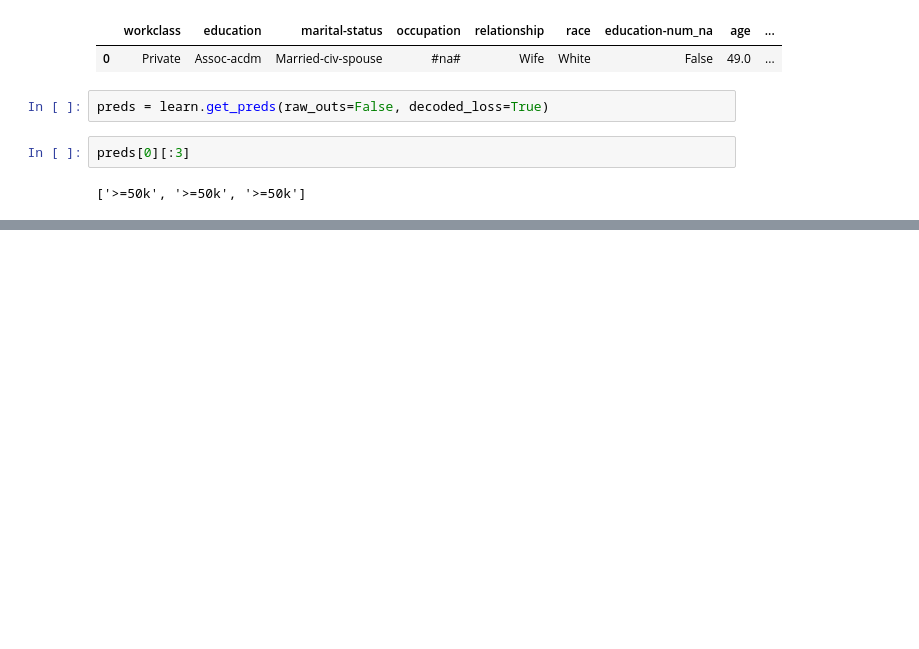
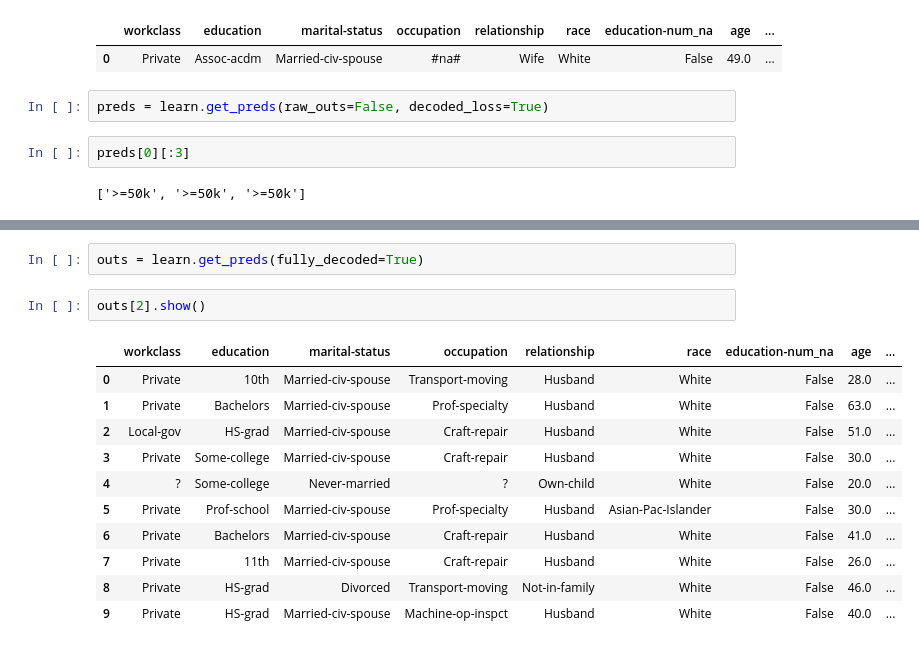
Before and after one commit to muellerzr/fastinference, a Jupyter notebook: nbs/00_inference.ipynb, the cells around one changed output, grey strips where cells are left out. Drawn from its saved outputs; the diff is of its cells as text; blank space fills up the shorter version.

```diff
--- a/nbs/00_inference.ipynb
+++ b/nbs/00_inference.ipynb
@@ -240,0 +261,16 @@ array([[0.48257712, 0.51742285],
+# %%
+outs = learn.get_preds(fully_decoded=True)
+# %%
+outs[2].show()
+# %% [output]
+|  | workclass | education | marital-status | occupation | relationship | race | education-num_na | age | ... |
+| 0 | Private | 10th | Married-civ-spouse | Transport-moving | Husband | White | False | 28.0 | ... |
+| 1 | Private | Bachelors | Married-civ-spouse | Prof-specialty | Husband | White | False | 63.0 | ... |
+| 2 | Local-gov | HS-grad | Married-civ-spouse | Craft-repair | Husband | White | False | 51.0 | ... |
+| 3 | Private | Some-college | Married-civ-spouse | Craft-repair | Husband | White | False | 30.0 | ... |
+| 4 | ? | Some-college | Never-married | ? | Own-child | White | False | 20.0 | ... |
+| 5 | Private | Prof-school | Married-civ-spouse | Prof-specialty | Husband | Asian-Pac-Islander | False | 30.0 | ... |
+| 6 | Private | Bachelors | Married-civ-spouse | Craft-repair | Husband | White | False | 41.0 | ... |
+| 7 | Private | 11th | Married-civ-spouse | Craft-repair | Husband | White | False | 26.0 | ... |
+| 8 | Private | HS-grad | Divorced | Transport-moving | Not-in-family | White | False | 46.0 | ... |
+| 9 | Private | HS-grad | Married-civ-spouse | Machine-op-inspct | Husband | White | False | 40.0 | ... |
```
Also changed, not shown: parts of 12 cells of this notebook, 1 other file.
